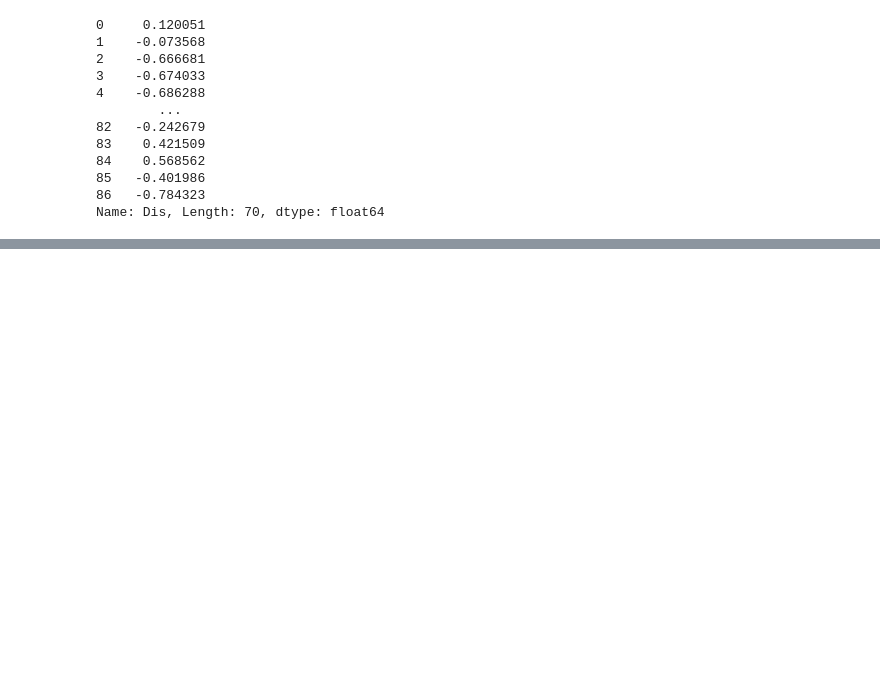
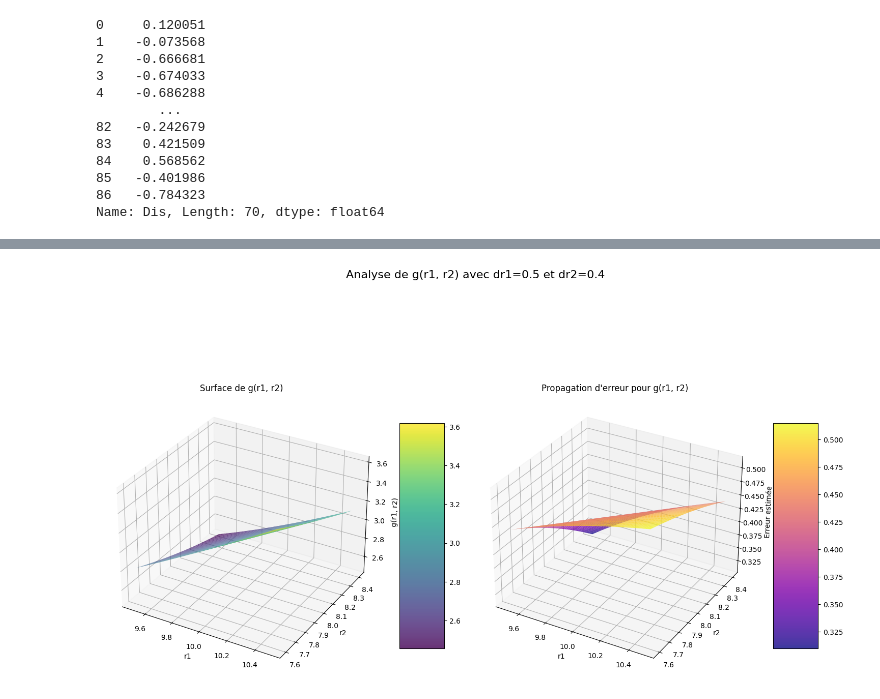
Before and after one commit to AdrianFaucher/project_3A, a Jupyter notebook: pertubative_distance.ipynb, the cells around one changed output, grey strips where cells are left out. Saved outputs shown, nothing was run; the diff lists cells and outputs as text; code cells hidden in the pictures; blank space fills up the shorter version.

```diff
--- a/pertubative_distance.ipynb
+++ b/pertubative_distance.ipynb
@@ -195,0 +346,95 @@ plt.show()
+# %%
+def g(r1,r2):
+    cos_theta= 0.97 # cos(13°)
+    return np.sqrt(r1**2+r2**2-2*cos_theta*r1*r2)
+# %%
+import numpy as np
+import matplotlib.pyplot as plt
+from matplotlib import cm
+from mpl_toolkits.mplot3d import Axes3D
+
+# Fonction g
+def g(r1, r2):
+    cos_theta = 0.97  # cos(13°)
+    return np.sqrt(r1**2 + r2**2 - 2 * cos_theta * r1 * r2)
+
+# Estimation de l'erreur par différentiation
+def error_estimation(r1, r2, dr1, dr2):
+    # Dérivées partielles
+    cos_theta= 0.97
+    dg_dr1 = (r1 - r2 * cos_theta) / g(r1, r2)
+    dg_dr2 = (r2 - r1 * cos_theta) / g(r1, r2)
+
+    # Propagation d'erreur (somme en quadrature)
+    error = np.sqrt((dg_dr1 * dr1)**2 + (dg_dr2 * dr2)**2)
+    return error
+
+# Valeurs pour la visualisation
+r1_center = 10  # Valeur centrale de r1
+r2_center = 8   # Valeur centrale de r2
+dr1 = 0.5       # Variation de r1
+dr2 = 0.4       # Variation de r2
+
+# Création des grilles pour la visualisation
+points = 50
+r1_range = np.linspace(r1_center - dr1, r1_center + dr1, points)
+r2_range = np.linspace(r2_center - dr2, r2_center + dr2, points)
+R1, R2 = np.meshgrid(r1_range, r2_range)
+
+# Calcul des valeurs de g pour chaque paire (r1, r2)
+G_values = g(R1, R2)
+
+# Calcul des erreurs pour chaque paire (r1, r2)
+error_values = error_estimation(R1, R2, dr1, dr2)
+
+# Création de la figure pour les visualisations
+fig = plt.figure(figsize=(15, 10))
+
+# Première sous-figure: Surface de g(r1, r2)
+ax1 = fig.add_subplot(121, projection='3d')
+surf1 = ax1.plot_surface(R1, R2, G_values, cmap=cm.viridis, alpha=0.8)
+ax1.set_xlabel('r1')
+ax1.set_ylabel('r2')
+ax1.set_zlabel('g(r1, r2)')
+ax1.set_title('Surface de g(r1, r2)')
+fig.colorbar(surf1, ax=ax1, shrink=0.5, aspect=5)
+
+# Deuxième sous-figure: Surface d'erreur
+ax2 = fig.add_subplot(122, projection='3d')
+surf2 = ax2.plot_surface(R1, R2, error_values, cmap=cm.plasma, alpha=0.8)
+ax2.set_xlabel('r1')
+ax2.set_ylabel('r2')
+ax2.set_zlabel('Erreur estimée')
+ax2.set_title('Propagation d\'erreur pour g(r1, r2)')
+fig.colorbar(surf2, ax=ax2, shrink=0.5, aspect=5)
+
+# Configuration globale
+plt.suptitle(f'Analyse de g(r1, r2) avec dr1={dr1} et dr2={dr2}', fontsize=16)
+plt.tight_layout()
+plt.subplots_adjust(top=0.9)
+
+# Pour calculer l'erreur relative à un point spécifique
+g_center = g(r1_center, r2_center)
+error_center = error_estimation(r1_center, r2_center, dr1, dr2)
+relative_error = (error_center / g_center) * 100
+
+print(f"À r1={r1_center}, r2={r2_center}:")
+print(f"Valeur de g: {g_center:.4f}")
+print(f"Erreur estimée: {error_center:.4f}")
+print(f"Erreur relative: {relative_error:.2f}%")
+
+# Si on veut des statistiques plus détaillées sur toute la plage
+g_min = G_values.min()
+g_max = G_values.max()
+error_min = error_values.min()
+error_max = error_values.max()
+relative_error_max = (error_max / g_min) * 100
+
+print("\nStatistiques sur la plage complète:")
+print(f"g varie de {g_min:.4f} à {g_max:.4f}")
+print(f"Variation totale de g: {g_max - g_min:.4f}")
+print(f"Erreur varie de {error_min:.4f} à {error_max:.4f}")
+print(f"Erreur relative maximale possible: {relative_error_max:.2f}%")
+
+plt.show()
+# %% [output]
@@ -195,0 +451 @@ plt.show()
+[figure, added]
```
Also changed, not shown: parts of 15 cells of this notebook, 7 other files.
